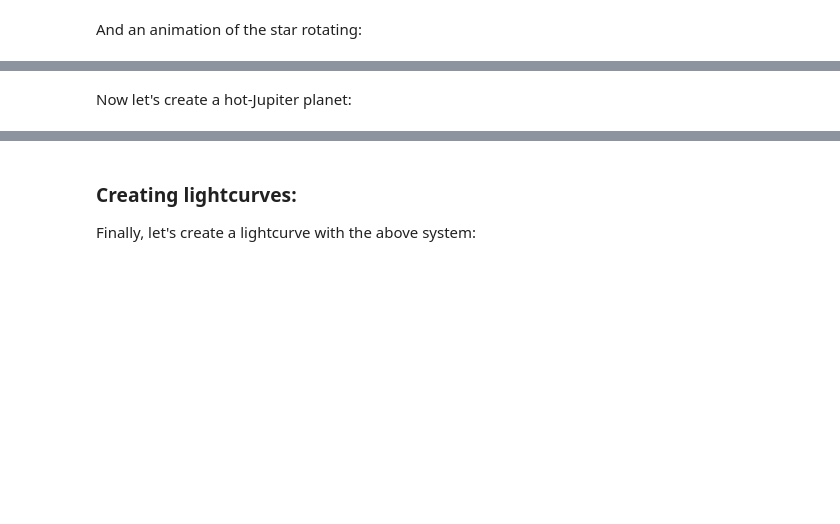
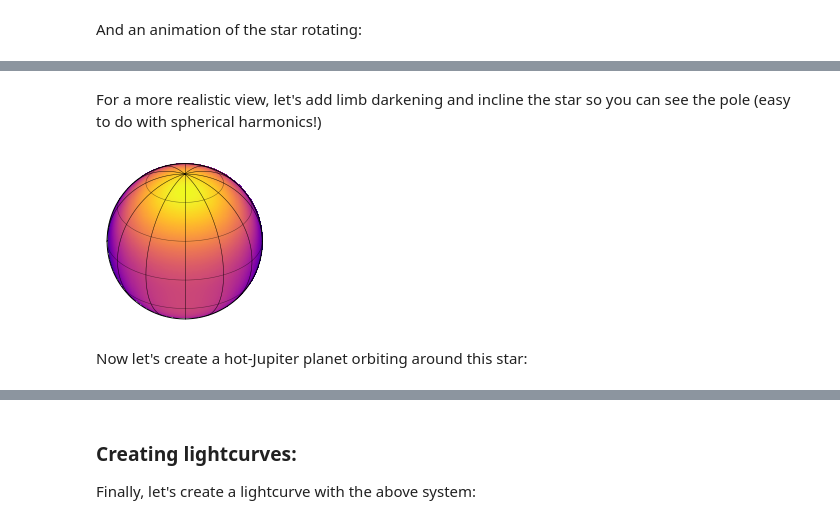
Before and after one commit to shashankdholakia/gravity-dark, a Jupyter notebook: Spherical Harmonics and Von Zeipel Law.ipynb, the cells around one changed output, grey strips where cells are left out. Drawn from its saved outputs; the diff is of its cells as text; code cells hidden in the pictures; blank space fills up the shorter version.

```diff
--- a/Spherical Harmonics and Von Zeipel Law.ipynb
+++ b/Spherical Harmonics and Von Zeipel Law.ipynb
@@ -371,14 +367,14 @@ starry.config.quiet = True
 # %% [output]
 WARNING (theano.tensor.blas): Using NumPy C-API based implementation for BLAS functions.
 # %%
-map0 = starry.Map(ydeg=2*order_approx)
+map0 = starry.Map(ydeg=2*order_approx,udeg=2)
 map0.show()
 # %% [output]
 [figure]
 # %%
 arr = []
 for i in ycoeffs:
-    arr.append(float(i.evalf(subs={G:1, M:1, omega:0.20,beta:0.22}))) #use G=1, M=1, omegaa = 0.60
+    arr.append(float(i.evalf(subs={G:1, M:1, omega:0.6,beta:0.22}))) #use G=1, M=1, omegaa = 0.60
 arr = np.array(arr)
 map0[1:,:] = arr[1:]/arr[0]
 
@@ -402,6 +398,15 @@ map0.inc = 90
 map0.show(theta=theta)
 # %% [output]
 [interactive output not drawn]
+# %% [markdown]
+For a more realistic view, let's add limb darkening and incline the star so you can see the pole (easy to do with spherical harmonics!)
+# %%
+map0[1] = 0.2
+map0[2] = 0.2
+map0.inc = 60
+map0.show()
+# %% [output]
+[figure, added]
 # %% [markdown]
-Now let's create a hot-Jupiter planet:
+Now let's create a hot-Jupiter planet orbiting around this star:
 # %%
```
Also changed, not shown: parts of 11 cells of this notebook, 2 other files.
